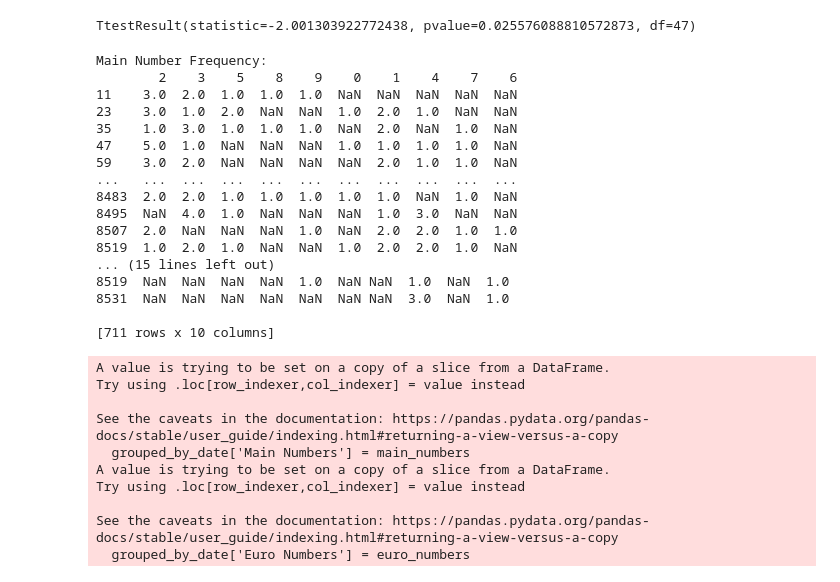
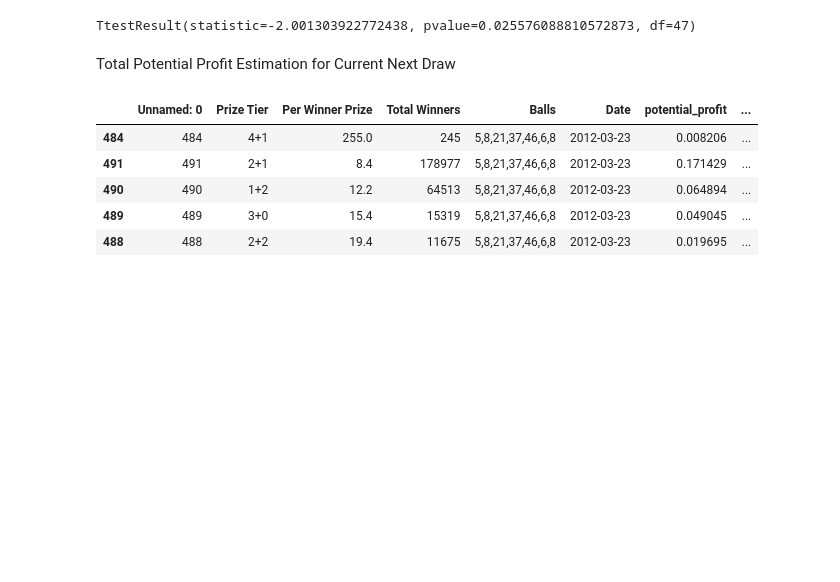
Before and after one commit to berna-ozer/Mid-Project-EuroJackpot-Prediction, a Jupyter notebook: eurojackpot.ipynb, the cells around one changed output. Cells and saved outputs as stored; diff of their text form; code cells hidden in the pictures; blank space fills up the shorter version.

```diff
--- a/eurojackpot.ipynb
+++ b/eurojackpot.ipynb
@@ -603,54 +587,14 @@ ttest_1samp(survey['Category'], 0.1, alternative ='less')
 #are less than 10%
 # %% [output]
 TtestResult(statistic=-2.001303922772438, pvalue=0.025576088810572873, df=47)
-# %%
-grouped_by_date = jackpot_df[jackpot_df['Prize Tier'] == '2+1']
-
-balls_data = grouped_by_date['Balls'].str.split(',')
-
-# Extract main numbers and euro numbers separately
-main_numbers = [balls[:5] for balls in balls_data]
-euro_numbers = [balls[5:] for balls in balls_data]
-
-# Create new columns for main numbers and euro numbers
-grouped_by_date['Main Numbers'] = main_numbers
-grouped_by_date['Euro Numbers'] = euro_numbers
-
-# Calculate the frequency of main and euro numbers separately for each date
-main_number_frequency = grouped_by_date['Main Numbers'].apply(lambda x: pd.Series([number for main_list in x for number in main_list]).value_counts().sort_index())
-euro_number_frequency = grouped_by_date['Euro Numbers'].apply(lambda x: pd.Series([number for euro_list in x for number in euro_list]).value_counts().sort_index())
-
-# Display the frequency
-print("Main Number Frequency:")
-print(main_number_frequency)
-
-print("\nEuro Number Frequency:")
-print(euro_number_frequency)
-# %% [output]
-Main Number Frequency:
-        2    3    5    8    9    0    1    4    7    6
-11    3.0  2.0  1.0  1.0  1.0  NaN  NaN  NaN  NaN  NaN
-23    3.0  1.0  2.0  NaN  NaN  1.0  2.0  1.0  NaN  NaN
-35    1.0  3.0  1.0  1.0  1.0  NaN  2.0  NaN  1.0  NaN
-47    5.0  1.0  NaN  NaN  NaN  1.0  1.0  1.0  1.0  NaN
-59    3.0  2.0  NaN  NaN  NaN  NaN  2.0  1.0  1.0  NaN
-...   ...  ...  ...  ...  ...  ...  ...  ...  ...  ...
-8483  2.0  2.0  1.0  1.0  1.0  1.0  1.0  NaN  1.0  NaN
-8495  NaN  4.0  1.0  NaN  NaN  NaN  1.0  3.0  NaN  NaN
-8507  2.0  NaN  NaN  NaN  1.0  NaN  2.0  2.0  1.0  1.0
-8519  1.0  2.0  1.0  NaN  NaN  1.0  2.0  2.0  1.0  NaN
-... (15 lines left out)
-8519  NaN  NaN  NaN  NaN  1.0  NaN NaN  1.0  NaN  1.0
-8531  NaN  NaN  NaN  NaN  NaN  NaN NaN  3.0  NaN  1.0
-
-[711 rows x 10 columns]
-A value is trying to be set on a copy of a slice from a DataFrame.
-Try using .loc[row_indexer,col_indexer] = value instead
-
-See the caveats in the documentation: https://pandas.pydata.org/pandas-docs/stable/user_guide/indexing.html#returning-a-view-versus-a-copy
-  grouped_by_date['Main Numbers'] = main_numbers
-A value is trying to be set on a copy of a slice from a DataFrame.
-Try using .loc[row_indexer,col_indexer] = value instead
-
-See the caveats in the documentation: https://pandas.pydata.org/pandas-docs/stable/user_guide/indexing.html#returning-a-view-versus-a-copy
-  grouped_by_date['Euro Numbers'] = euro_numbers
+# %% [markdown]
+Total Potential Profit Estimation for Current Next Draw
+# %%
+total_reward["Date"].head()
+# %% [output]
+|  | Unnamed: 0 | Prize Tier | Per Winner Prize | Total Winners | Balls | Date | potential_profit | ... |
+| 484 | 484 | 4+1 | 255.0 | 245 | 5,8,21,37,46,6,8 | 2012-03-23 | 0.008206 | ... |
+| 491 | 491 | 2+1 | 8.4 | 178977 | 5,8,21,37,46,6,8 | 2012-03-23 | 0.171429 | ... |
+| 490 | 490 | 1+2 | 12.2 | 64513 | 5,8,21,37,46,6,8 | 2012-03-23 | 0.064894 | ... |
+| 489 | 489 | 3+0 | 15.4 | 15319 | 5,8,21,37,46,6,8 | 2012-03-23 | 0.049045 | ... |
+| 488 | 488 | 2+2 | 19.4 | 11675 | 5,8,21,37,46,6,8 | 2012-03-23 | 0.019695 | ... |
```
Also changed, not shown: parts of 10 cells of this notebook, 3 other files.
